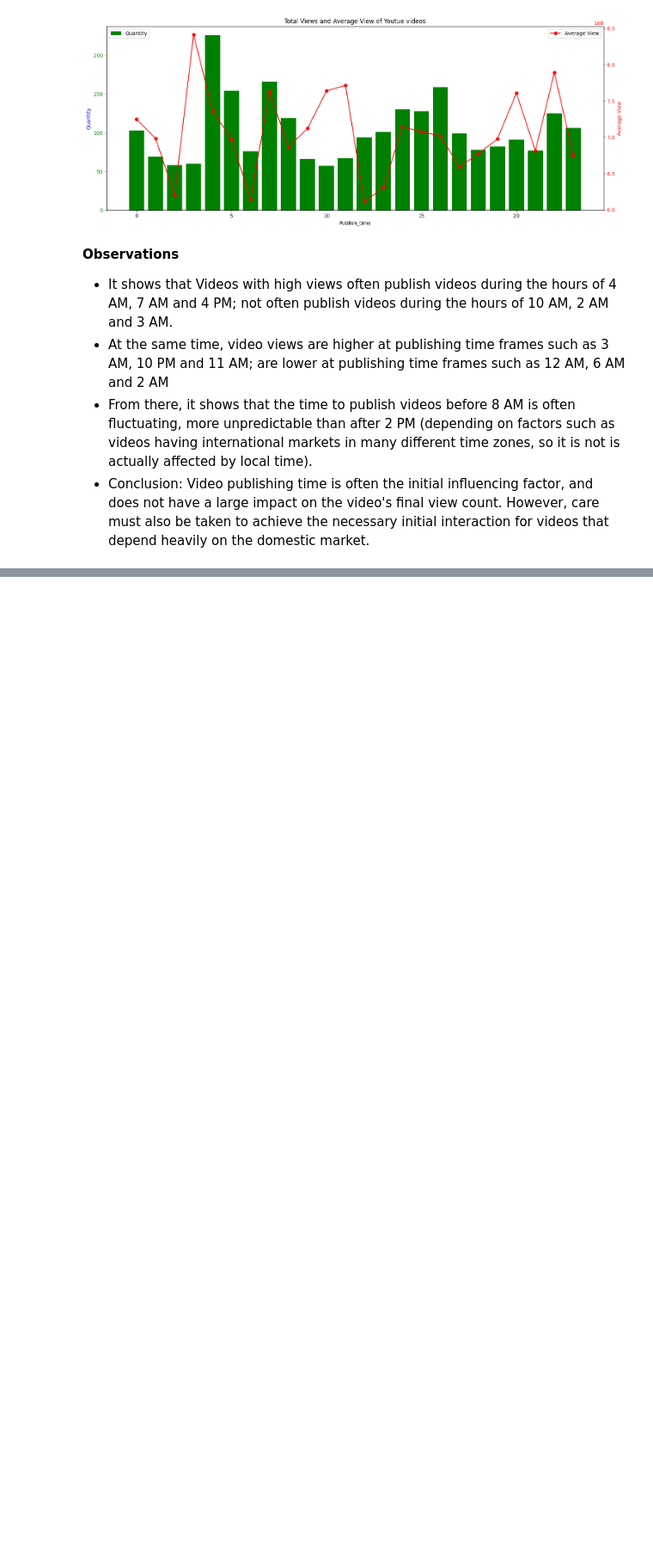
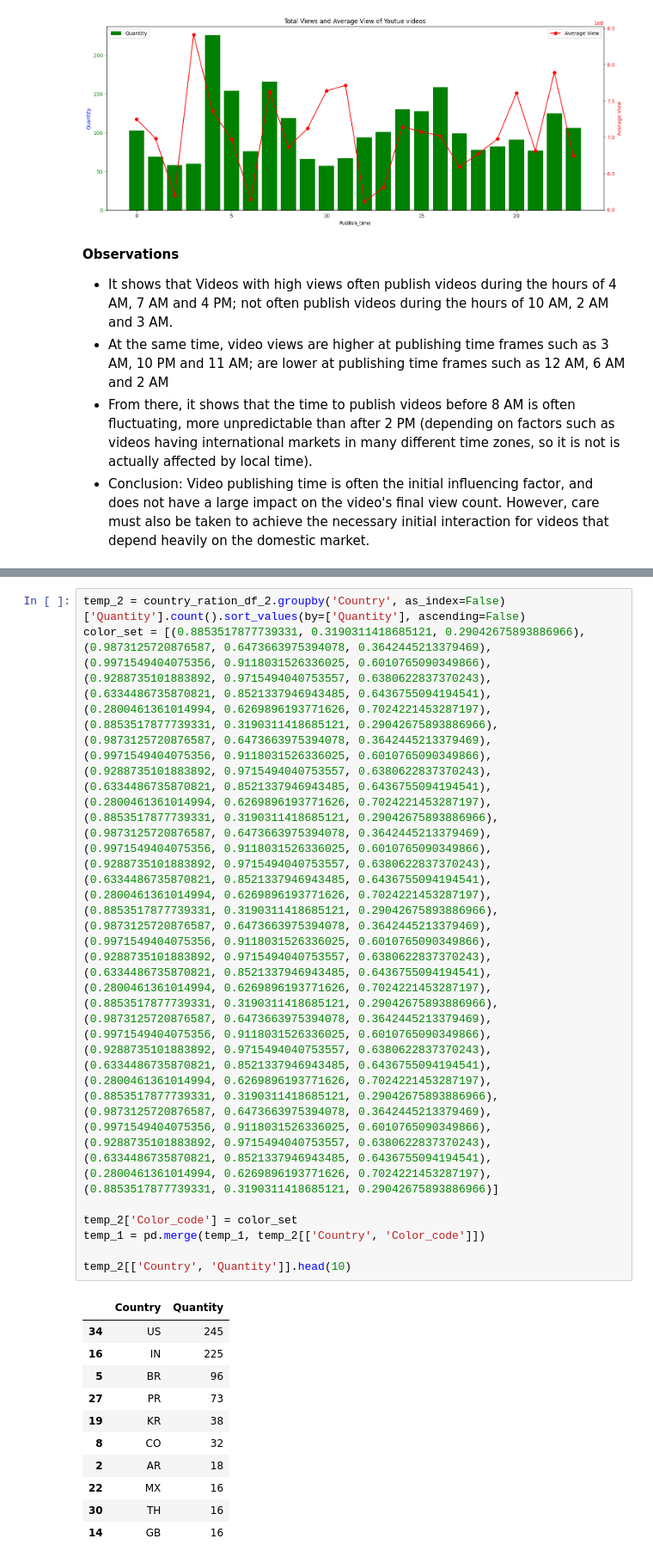
Before and after one commit to danghuynh-bit/youtube_project_DS, a Jupyter notebook: notebooks/3.0_Eda.ipynb, the cells around one changed output, grey strips where cells are left out. Shown at 86% size. Cells and saved outputs as stored; diff of their text form; blank space fills up the shorter version.

```diff
--- a/notebooks/3.0_Eda.ipynb
+++ b/notebooks/3.0_Eda.ipynb
@@ -572,0 +621,28 @@ plt.show()
+# %%
+temp_2 = country_ration_df_2.groupby('Country', as_index=False)['Quantity'].count().sort_values(by=['Quantity'], ascending=False)
+color_set = [(0.8853517877739331, 0.3190311418685121, 0.29042675893886966), (0.9873125720876587, 0.6473663975394078, 0.3642445213379469), (0.9971549404075356, 0.9118031526336025, 0.6010765090349866), (0.9288735101883892, 0.9715494040753557, 0.6380622837370243),
+(0.6334486735870821, 0.8521337946943485, 0.6436755094194541), (0.2800461361014994, 0.6269896193771626, 0.7024221453287197), (0.8853517877739331, 0.3190311418685121, 0.29042675893886966), (0.9873125720876587, 0.6473663975394078, 0.3642445213379469),
+(0.9971549404075356, 0.9118031526336025, 0.6010765090349866), (0.9288735101883892, 0.9715494040753557, 0.6380622837370243), (0.6334486735870821, 0.8521337946943485, 0.6436755094194541), (0.2800461361014994, 0.6269896193771626, 0.7024221453287197),
+(0.8853517877739331, 0.3190311418685121, 0.29042675893886966), (0.9873125720876587, 0.6473663975394078, 0.3642445213379469), (0.9971549404075356, 0.9118031526336025, 0.6010765090349866), (0.9288735101883892, 0.9715494040753557, 0.6380622837370243),
+(0.6334486735870821, 0.8521337946943485, 0.6436755094194541), (0.2800461361014994, 0.6269896193771626, 0.7024221453287197), (0.8853517877739331, 0.3190311418685121, 0.29042675893886966), (0.9873125720876587, 0.6473663975394078, 0.3642445213379469),
+(0.9971549404075356, 0.9118031526336025, 0.6010765090349866), (0.9288735101883892, 0.9715494040753557, 0.6380622837370243), (0.6334486735870821, 0.8521337946943485, 0.6436755094194541), (0.2800461361014994, 0.6269896193771626, 0.7024221453287197),
+(0.8853517877739331, 0.3190311418685121, 0.29042675893886966), (0.9873125720876587, 0.6473663975394078, 0.3642445213379469), (0.9971549404075356, 0.9118031526336025, 0.6010765090349866), (0.9288735101883892, 0.9715494040753557, 0.6380622837370243),
+(0.6334486735870821, 0.8521337946943485, 0.6436755094194541), (0.2800461361014994, 0.6269896193771626, 0.7024221453287197), (0.8853517877739331, 0.3190311418685121, 0.29042675893886966), (0.9873125720876587, 0.6473663975394078, 0.3642445213379469),
+(0.9971549404075356, 0.9118031526336025, 0.6010765090349866), (0.9288735101883892, 0.9715494040753557, 0.6380622837370243), (0.6334486735870821, 0.8521337946943485, 0.6436755094194541), (0.2800461361014994, 0.6269896193771626, 0.7024221453287197), (0.8853517877739331, 0.3190311418685121, 0.29042675893886966)]
+
+temp_2['Color_code'] = color_set
+temp_1 = pd.merge(temp_1, temp_2[['Country', 'Color_code']])
+
+temp_2[['Country', 'Quantity']].head(10)
+# %% [output]
+|  | Country | Quantity |
+| 34 | US | 245 |
+| 16 | IN | 225 |
+| 5 | BR | 96 |
+| 27 | PR | 73 |
+| 19 | KR | 38 |
+| 8 | CO | 32 |
+| 2 | AR | 18 |
+| 22 | MX | 16 |
+| 30 | TH | 16 |
+| 14 | GB | 16 |
```
Also changed, not shown: parts of 10 cells of this notebook.
